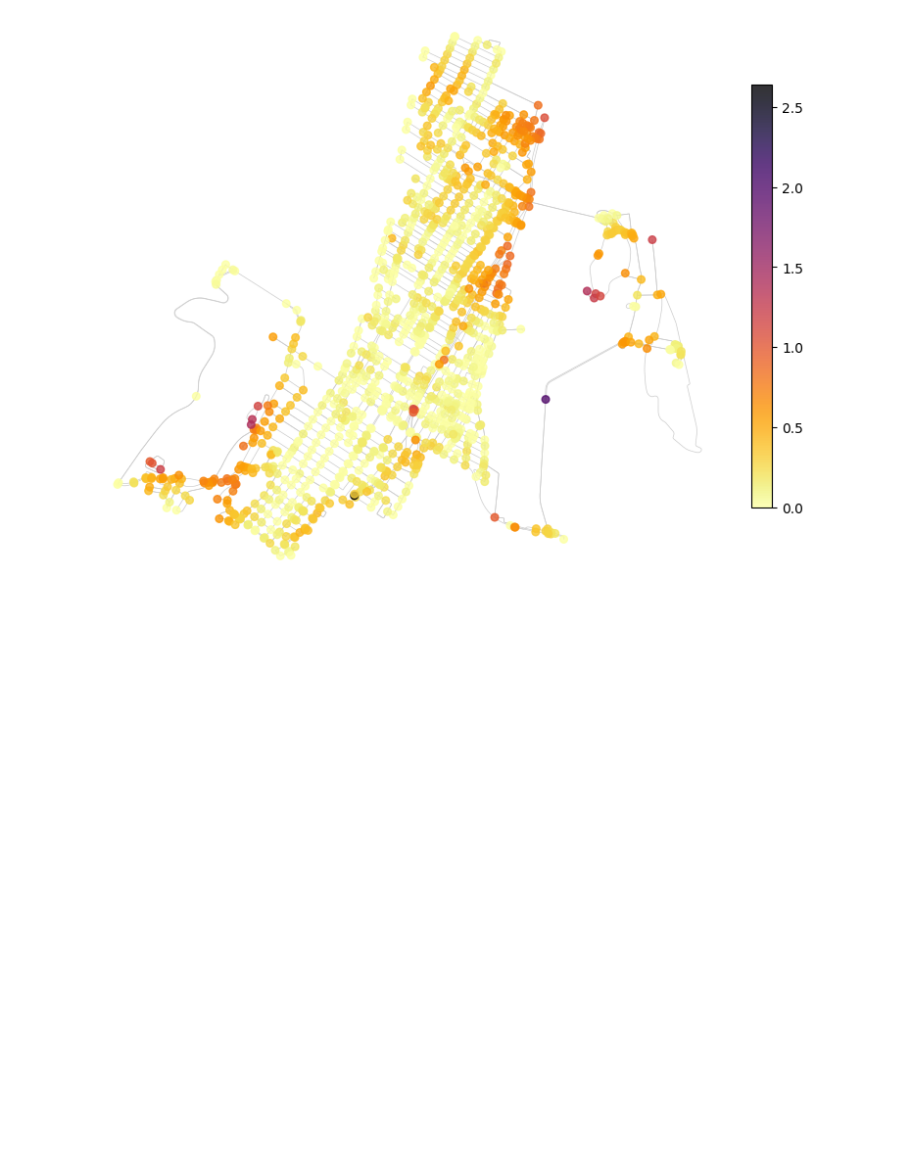
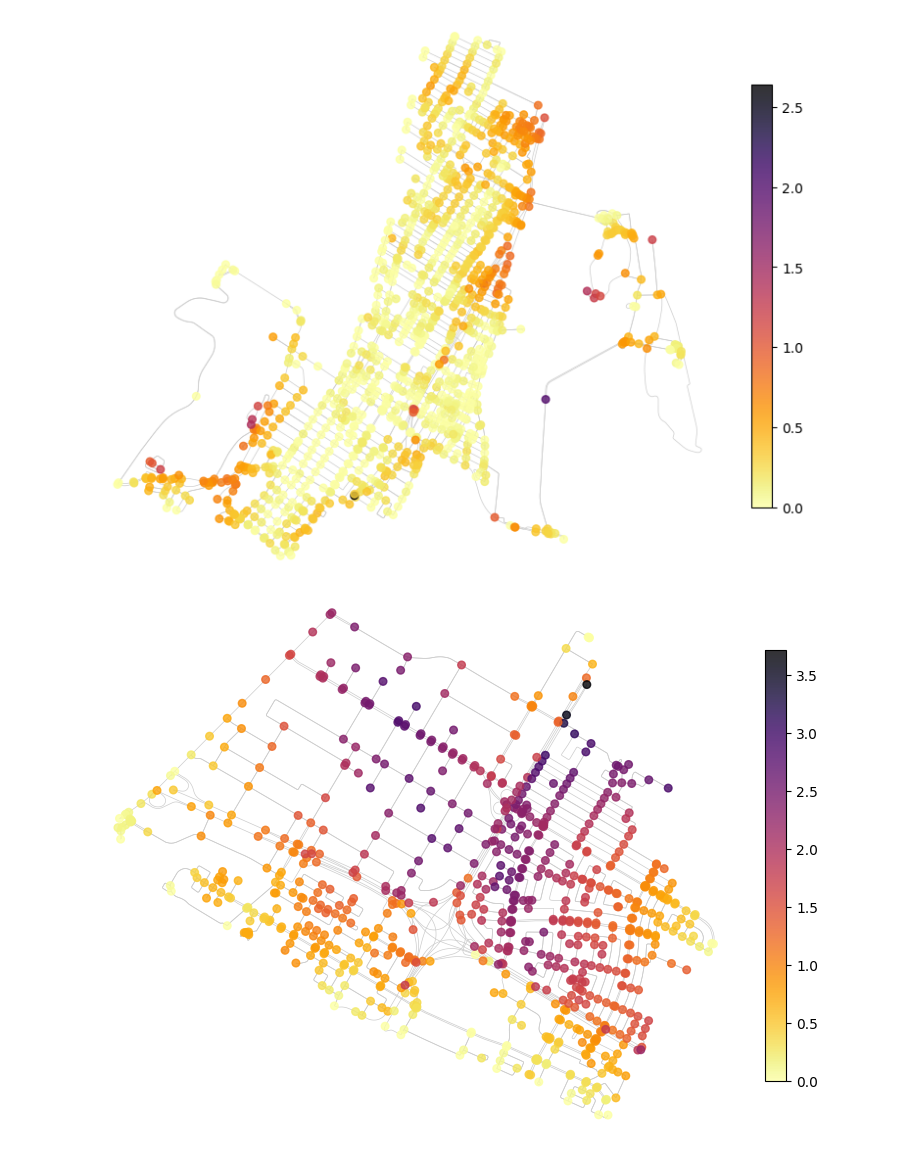
Before and after one commit to michelo200/GDS_project_deployment, a Jupyter notebook: initial_analysis/final_distances_and_plotting.ipynb, the cells around one changed output. Saved outputs shown, nothing was run; the diff lists cells and outputs as text; code cells hidden in the pictures; blank space fills up the shorter version.

```diff
--- a/initial_analysis/final_distances_and_plotting.ipynb
+++ b/initial_analysis/final_distances_and_plotting.ipynb
@@ -354,7 +352,7 @@ for amenity in list_of_amenities:
     centroids_per_amenity[amenity] = centroids_category
 
 biking_graphs = {}
-graphs_dir = '//Users/caro/Desktop/SPRING24/GDS/PROJECT/GDS_project/graphs/bike'
+graphs_dir = '/Users/caro/Desktop/SPRING24/GDS/PROJECT/GDS_project/graphs/bike'
 #graphs_dir = '../graphs'
 
 if biking_graphs == {}:
@@ -473,3 +472,19 @@ Range graph removed 6318 edges of 15390
 . 10% . 20% . 30% . 40% . 50% . 60% . 70% . 80% . 90% . 100%
  100%
 ... (6 outputs left out)
+# %%
+dfs = []
+
+# Iterate through each amenity and its corresponding DataFrame
+for amenity, neighborhood_df_dict in driving_distances.items():
+    # Iterate through each neighborhood DataFrame
+    for neighborhood, df in neighborhood_df_dict.items():
+        # Add a column for 'amenity' and 'neighborhood' to the DataFrame
+        df['amenity'] = amenity
+        df['neighborhood'] = neighborhood
+
+        # Append the modified DataFrame to the list
+        dfs.append(df)
+
+# Concatenate all DataFrames in the list along the rows axis
+combined_df = pd.concat(dfs, ignore_index=True)
@@ -539,3 +557,10 @@ plot_neighborhood_graph(transportation_type='driving',
                         amenity='restaurant')
 # %% [output]
 [figure]
+# %%
+plot_neighborhood_graph(transportation_type='driving',
+                        neighbourhood='Anjou',
+                        distances_by_transportation=driving_distances,
+                        amenity='restaurant')
+# %% [output]
+[figure, added]
```
Also changed, not shown: parts of 7 cells of this notebook, 3 other files.
